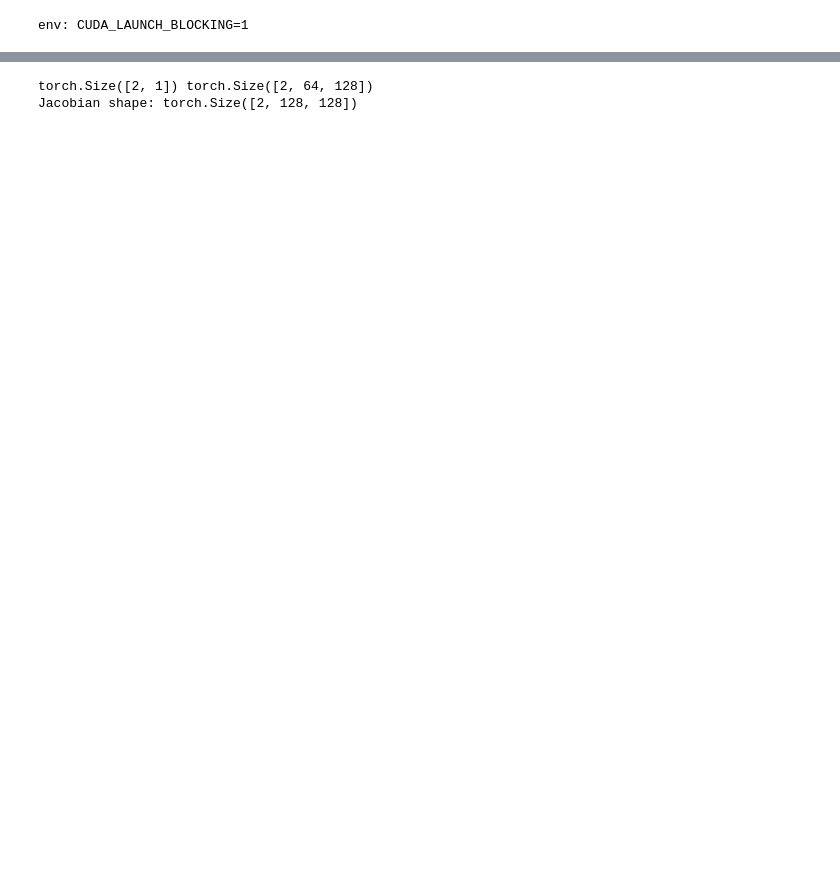
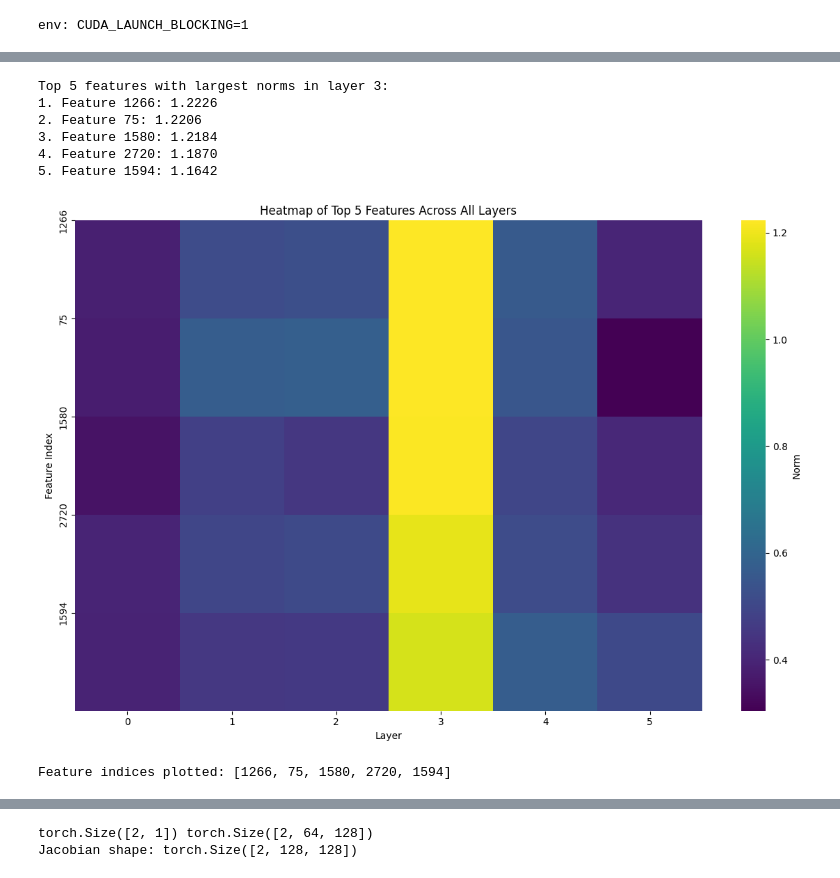
Before and after one commit to sidnb13/tensor-saes, a Jupyter notebook: notebooks/causal_attribution.ipynb, the cells around one changed output, grey strips where cells are left out. Saved outputs shown, nothing was run; the diff lists cells and outputs as text; code cells hidden in the pictures; blank space fills up the shorter version.

```diff
--- a/notebooks/causal_attribution.ipynb
+++ b/notebooks/causal_attribution.ipynb
@@ -271,0 +331,54 @@ tensor([[ 9423, 17540, 12526, 14170],
+# %%
+# Get the encoder norms for layer 3
+layer_3_norms = enc_norms[:, 3]
+
+# # Find the index of the feature with the largest norm in layer 3
+# max_feature_index = torch.argmax(layer_3_norms)
+
+# # Get the value of the largest norm
+# max_norm_value = layer_3_norms[max_feature_index]
+
+# print(f"Feature with the largest norm in layer 3: {max_feature_index}")
+# print(f"Largest norm value in layer 3: {max_norm_value:.4f}")
+
+# Optionally, you can get the top N features
+N = 5  # Change this to get more or fewer top features
+top_N_indices = torch.topk(layer_3_norms, N).indices
+top_N_values = layer_3_norms[top_N_indices]
+
+print(f"\nTop {N} features with largest norms in layer 3:")
+for i, (idx, val) in enumerate(zip(top_N_indices.tolist(), top_N_values.tolist()), 1):
+    print(f"{i}. Feature {idx}: {val:.4f}")
+# %% [output]
+Top 5 features with largest norms in layer 3:
+1. Feature 1266: 1.2226
+2. Feature 75: 1.2206
+3. Feature 1580: 1.2184
+4. Feature 2720: 1.1870
+5. Feature 1594: 1.1642
+# %%
+
+# Create a new heatmap with only the top N features
+plt.figure(figsize=(12, 8))
+
+# Extract the norms for the top N features across all layers
+top_N_norms = enc_norms[top_N_indices, :]
+
+# Create a heatmap
+sns.heatmap(top_N_norms.cpu().numpy(), cmap='viridis', cbar_kws={'label': 'Norm'})
+
+plt.title(f'Heatmap of Top {N} Features Across All Layers')
+plt.xlabel('Layer')
+plt.ylabel('Feature Index')
+
+# Set y-axis tick labels to the actual feature indices
+plt.yticks(range(N), top_N_indices.tolist())
+
+plt.tight_layout()
+plt.show()
+
+# Print the feature indices for reference
+print(f"Feature indices plotted: {top_N_indices.tolist()}")
+# %% [output]
+[figure, added]
+Feature indices plotted: [1266, 75, 1580, 2720, 1594]
```
Also changed, not shown: parts of 43 cells of this notebook, 3 other files.
